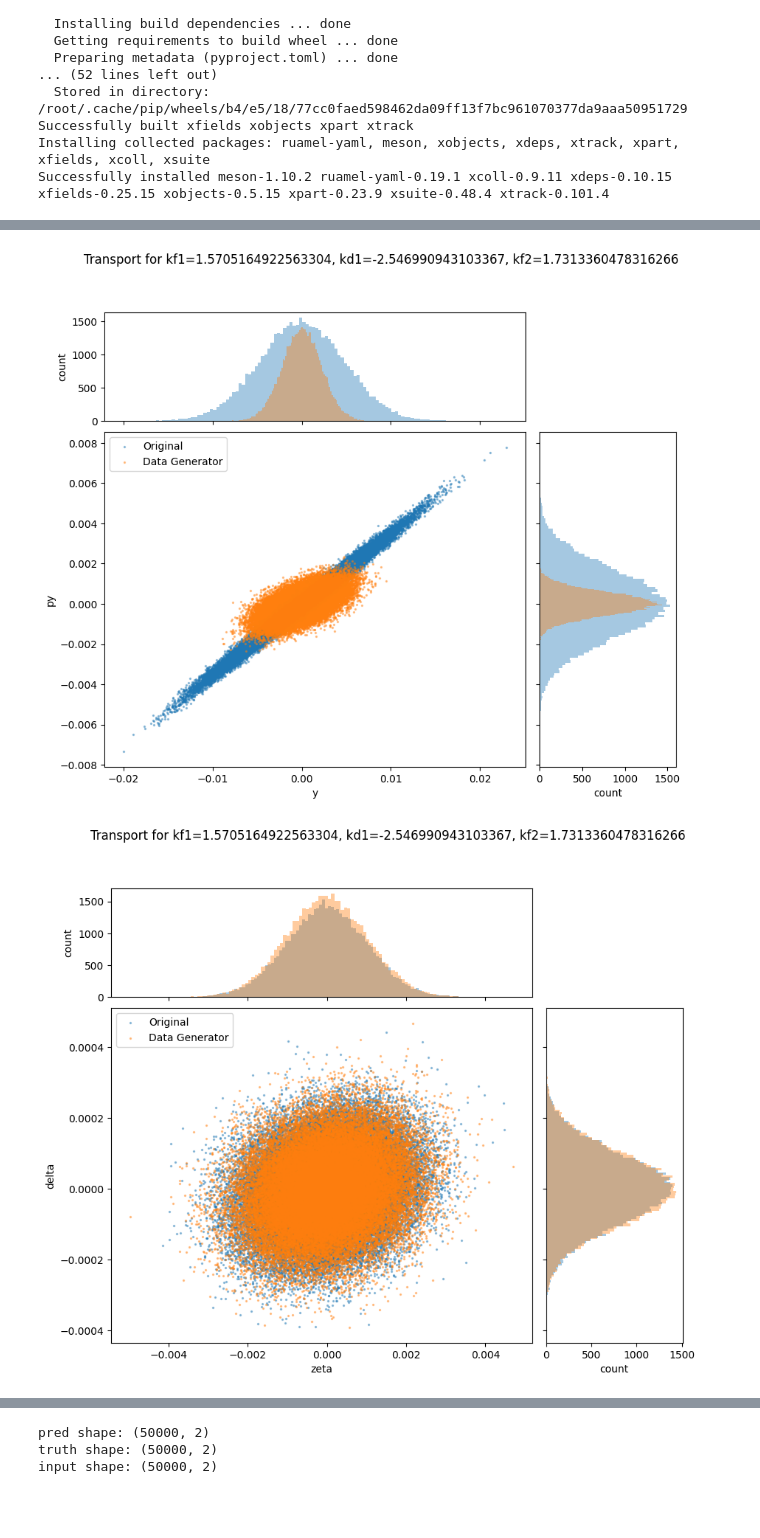
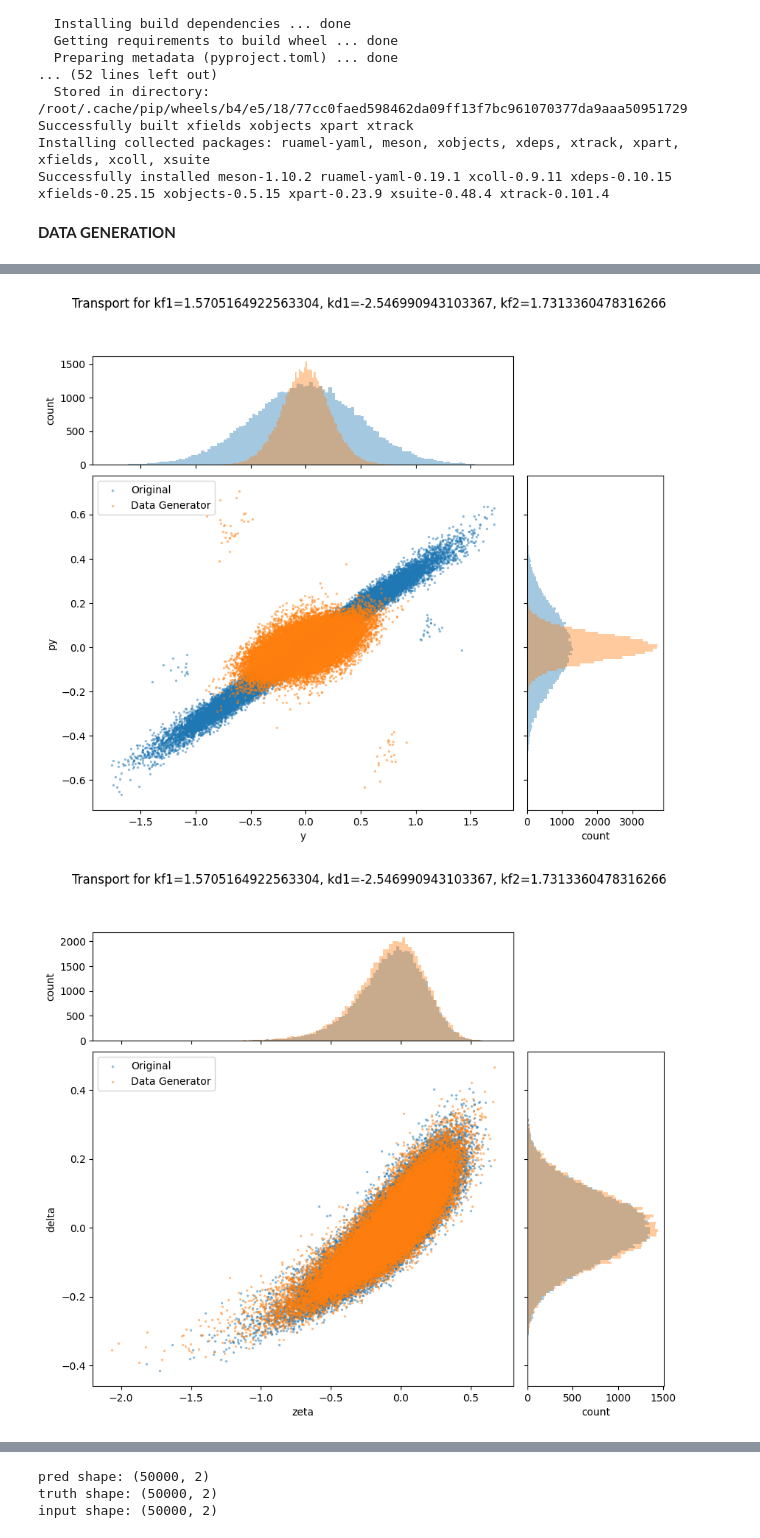
Before and after one commit to SantiagoM1227/ML4CollEffects, a Jupyter notebook: notebooks/20_henon/henon_2d_weigthed_wrapped.ipynb, the cells around one changed output, grey strips where cells are left out. Cells and saved outputs as stored; diff of their text form; code cells hidden in the pictures; blank space fills up the shorter version.

```diff
--- a/notebooks/20_henon/henon_2d_weigthed_wrapped.ipynb
+++ b/notebooks/20_henon/henon_2d_weigthed_wrapped.ipynb
@@ -34,6 +34,8 @@ Collecting xfields==0.25.15 (from xsuite)
 Successfully built xfields xobjects xpart xtrack
 Installing collected packages: ruamel-yaml, meson, xobjects, xdeps, xtrack, xpart, xfields, xcoll, xsuite
 Successfully installed meson-1.10.2 ruamel-yaml-0.19.1 xcoll-0.9.11 xdeps-0.10.15 xfields-0.25.15 xobjects-0.5.15 xpart-0.23.9 xsuite-0.48.4 xtrack-0.101.4
+# %% [markdown]
+**DATA GENERATION**
 # %%
 #import useful libraries
 import numpy as np  # arrays and math
@@ -153,16 +155,16 @@ env['kf1'] = kf1
 env['kd1'] = kd1
 env['kf2'] = kf2
 
-rng = np.random.default_rng(56)
+rng = np.random.default_rng(200)
 n_particles = 50000
 
 p0 = line.build_particles(
-    x     = rng.normal(0.0, 1e-3, n_particles),
-    y     = rng.normal(0.0, 1e-3, n_particles),
-    zeta  = rng.normal(0.0, 1e-3, n_particles),
-    px    = rng.normal(0.0, 1e-3, n_particles),
-    py    = rng.normal(0.0, 1e-3, n_particles),
-    delta = rng.normal(0.0, 1e-4, n_particles)
+    x     = rng.normal(0.0, 1e-1, n_particles),
+    y     = rng.normal(0.0, 1e-1, n_particles),
+    zeta  = rng.normal(0.0, 1e-1, n_particles),
+    px    = rng.normal(0.0, 1e-1, n_particles),
+    py    = rng.normal(0.0, 1e-1, n_particles),
+    delta = rng.normal(0.0, 1e-1, n_particles)
 )
 line.track(p0, turn_by_turn_monitor="ONE_TURN_EBE")
 
@@ -170,13 +172,10 @@ line.track(p0, turn_by_turn_monitor="ONE_TURN_EBE")
 
 
 
-def sample_initial_conditions(n_particles: int, rng: np.random.Generator) -> np.ndarray:
-    x     = rng.normal(0.0, 1e-3, n_particles)
-    y     = rng.normal(0.0, 1e-3, n_particles)
-    zeta  = rng.normal(0.0, 1e-3, n_particles)
-    px    = rng.normal(0.0, 1e-3, n_particles)
-    py    = rng.normal(0.0, 1e-3, n_particles)
-    delta = rng.normal(0.0, 1e-4, n_particles)
+def sample_initial_conditions(n_particles: int, rng: np.random.Generator, dimensions : list) -> np.ndarray:
+
+    [x,y,zeta,px,py,delta] = [rng.normal(0.0, dimensions[i], n_particles) for i in range(len(dimensions))]
+
 
     ## it must be separated as {[x0,y0,zeta0,px0,py0,delta0], [x1,y1,zeta1,px1,py1,delta1], ...} -> column stack
 
@@ -198,11 +197,13 @@ def data_builder(line: xt.Line,
                  env,
                  total_particles=50000,
                  seed=42,
+                 dimensions = [1e-3 for i in range(6)],
                  kf1_range=(0.2, 1.5),
                  kd1_range=(-2.5, -0.2),
                  kf2_range=(0.2, 1.5),
                  quad_iterations=1,
-                 save_params=True) -> dict:
+                 save_params=True,
+                 dir = None) -> dict:
 
     rng = np.random.default_rng(seed)
     X_all, Y_all = [], []
@@ -217,7 +218,7 @@ def data_builder(line: xt.Line,
         env['kd1'] = kd1
         env['kf2'] = kf2
 
-        z0 = sample_initial_conditions(total_particles, rng)
+        z0 = sample_initial_conditions(total_particles, rng, dimensions)
 
         p = line.build_particles(
             x=z0[:, 0],
@@ -246,22 +247,24 @@ def data_builder(line: xt.Line,
     perm = rng.permutation(X.shape[0])   # fixed
     X = X[perm]
     Y = Y[perm]
-
-    np.savez("xsuite_dataset.npz", X=X, Y=Y)
+    filename = dir if dir is not None else "xsuite_dataset.npz"
+    np.savez(filename, X=X, Y=Y)
     print("Dataset shapes: X =", X.shape, ", Y =", Y.shape)
-    print("Dataset saved to xsuite_dataset.npz")
+    print(f"Dataset saved to {filename}")
 
     return {"X": X, "Y": Y, "params": sampled_params}
 
 def build_operator_dataset(
     line,
     env,
+    dimensions=[1e-3 for i in range(6)],
     n_samples=2000,
     particles_per_sample=4000,
     seed=42,
     kf1_range=(0.1, 2.0),
     kd1_range=(-4.5, -0.05),
     kf2_range=(0.1, 2.0),
+    dir = None,
     ):
     rng = np.random.default_rng(seed)
 
@@ -278,7 +281,7 @@ def build_operator_dataset(
         env["kd1"] = kd1
         env["kf2"] = kf2
 
-        z0 = sample_initial_conditions(particles_per_sample, rng)
+        z0 = sample_initial_conditions(particles_per_sample, rng, dimensions)
 
         p = line.build_particles(
             x=z0[:, 0],
@@ -298,9 +301,9 @@ def build_operator_dataset(
     X_samples = np.stack(X_samples, axis=0)   # [Ns, Np, 6]
     Y_samples = np.stack(Y_samples, axis=0)   # [Ns, Np, 6]
     MU_samples = np.stack(MU_samples, axis=0) # [Ns, 3]
-
-    np.savez("xsuite_operator_dataset.npz", X=X_samples, Y=Y_samples, MU=MU_samples)
-    print("Saved:", X_samples.shape, Y_samples.shape, MU_samples.shape)
+    filename = dir if dir is not None else "xsuite_operator_dataset.npz"
+    np.savez(filename, X=X_samples, Y=Y_samples, MU=MU_samples)
+    print(f"Saved to {filename}:", X_samples.shape, Y_samples.shape, MU_samples.shape)
 
 
 # in generate_dataset.py
@@ -308,22 +311,26 @@ build_operator_dataset(
         line,
         env,
         n_samples=200,
+        dimensions=[1e-1 for i in range(6)],
         particles_per_sample=4000,
         seed=42,
         kf1_range=(0.1, 2.0),
         kd1_range=(-4.5, -0.05),
         kf2_range=(0.1, 2.0),
+        dir = "/content/drive/MyDrive/ml4accelerators/datasets/xsuite_operator_dataset.npz"
     )
 
 data = data_builder(line,
              env,
+             dimensions = [1e-1 for i in range(6)],
              total_particles=50000,
              seed=42,
              kf1_range=(0.1, 2),
              kd1_range=(-4.5, -0.05),
              kf2_range=(0.1, 2),
              quad_iterations=1,
-             save_params=False)
+             save_params=False,
+             dir = "/content/drive/MyDrive/ml4accelerators/datasets/xsuite_dataset.npz")
 
 
 z_in_raw = data["X"]
@@ -370,5 +377,5 @@ Dataset saved to xsuite_dataset.npz
-[figure, old version]
+[figure, new version]
-[figure, old version]
+[figure, new version]
 # %%
 
 tf.keras.backend.set_floatx('float64')
```
Also changed, not shown: parts of 21 cells of this notebook, 2 other files.
